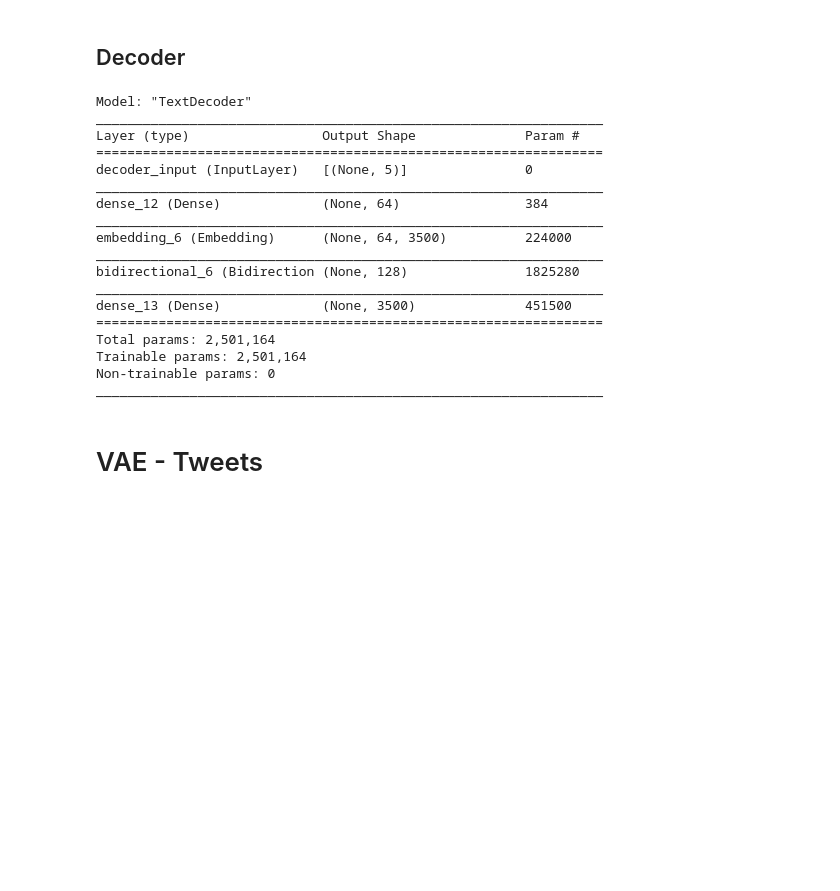
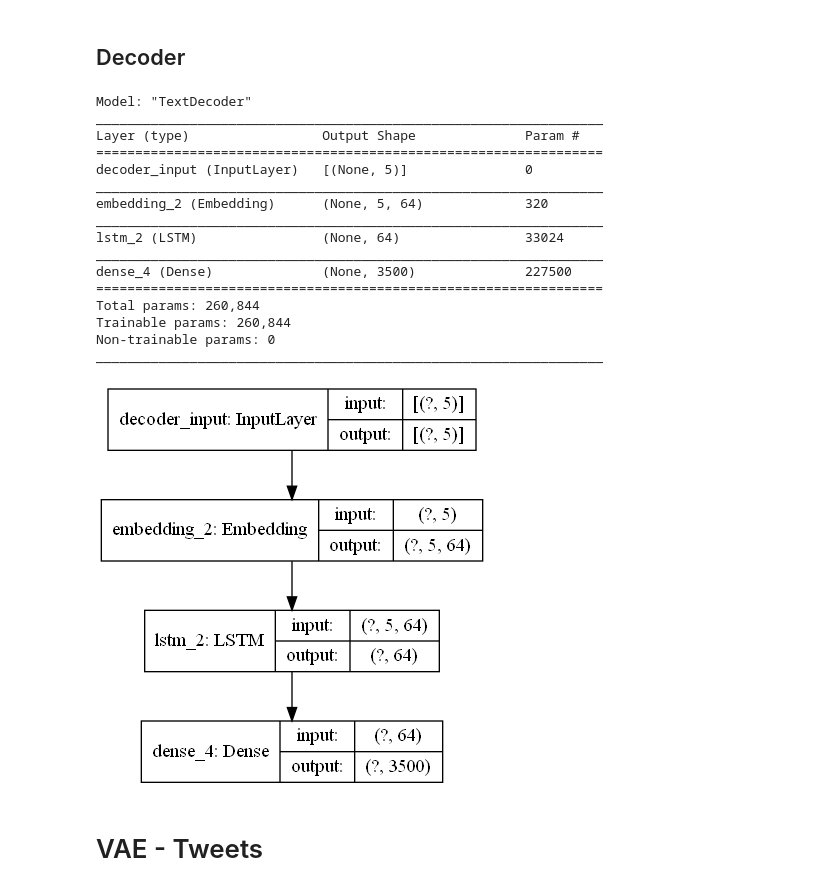
Before and after one commit to UsamaMalick/Spotting-Fake-users-on-Twitter, a Jupyter notebook: notebooks/sfuot.ipynb, the cells around one changed output. Saved outputs shown, nothing was run; the diff lists cells and outputs as text; code cells hidden in the pictures; blank space fills up the shorter version.

```diff
--- a/notebooks/sfuot.ipynb
+++ b/notebooks/sfuot.ipynb
@@ -463,11 +488,10 @@ ________________________________________________________________________________
 # %% [markdown]
 ## Decoder
 # %%
-decoder_input       = tf.keras.layers.Input(shape=(len(encoder.get_vocabulary()), ), name='decoder_input')
-dense_layer         = tf.keras.layers.Dense(64, activation='relu')(decoder_input)
-embedding_layer     = tf.keras.layers.Embedding(input_dim=64, output_dim=MAX_SEQUENCE_LENGHT, mask_zero=True)(dense_layer)
-LTSM_layer          = tf.keras.layers.Bidirectional(tf.keras.layers.LSTM(64))(embedding_layer)
-final_output_dense  = tf.keras.layers.Dense(MAX_SEQUENCE_LENGHT, activation='relu')(LTSM_layer)
+decoder_input       = tf.keras.layers.Input(shape=(text_input_diensions, ), dtype='float32', name='decoder_input')
+decoder_embedded    = tf.keras.layers.Embedding(input_dim=text_input_diensions, dtype='float32', output_dim=64, mask_zero=True)(decoder_input)
+LTSM_layer          = tf.keras.layers.LSTM(64, dtype='float32')(decoder_embedded)
+final_output_dense  = tf.keras.layers.Dense(MAX_SEQUENCE_LENGHT, dtype='float32')(LTSM_layer)
 # %%
 text_decoder = tf.keras.Model(decoder_input, final_output_dense, name='TextDecoder')
 text_decoder.summary()
@@ -478,18 +502,20 @@ Layer (type)                 Output Shape              Param #
 =================================================================
 decoder_input (InputLayer)   [(None, 5)]               0
 _________________________________________________________________
-dense_12 (Dense)             (None, 64)                384
+embedding_2 (Embedding)      (None, 5, 64)             320
 _________________________________________________________________
-embedding_6 (Embedding)      (None, 64, 3500)          224000
+lstm_2 (LSTM)                (None, 64)                33024
 _________________________________________________________________
-bidirectional_6 (Bidirection (None, 128)               1825280
-_________________________________________________________________
-dense_13 (Dense)             (None, 3500)              451500
+dense_4 (Dense)              (None, 3500)              227500
 =================================================================
-Total params: 2,501,164
-Trainable params: 2,501,164
+Total params: 260,844
+Trainable params: 260,844
 Non-trainable params: 0
 _________________________________________________________________
+# %%
+tf.keras.utils.plot_model(text_decoder, show_shapes=True)
+# %% [output]
+[figure, added]
 # %% [markdown]
 # VAE - Tweets
 # %%
```
Also changed, not shown: parts of 27 cells of this notebook, 2 other files.
